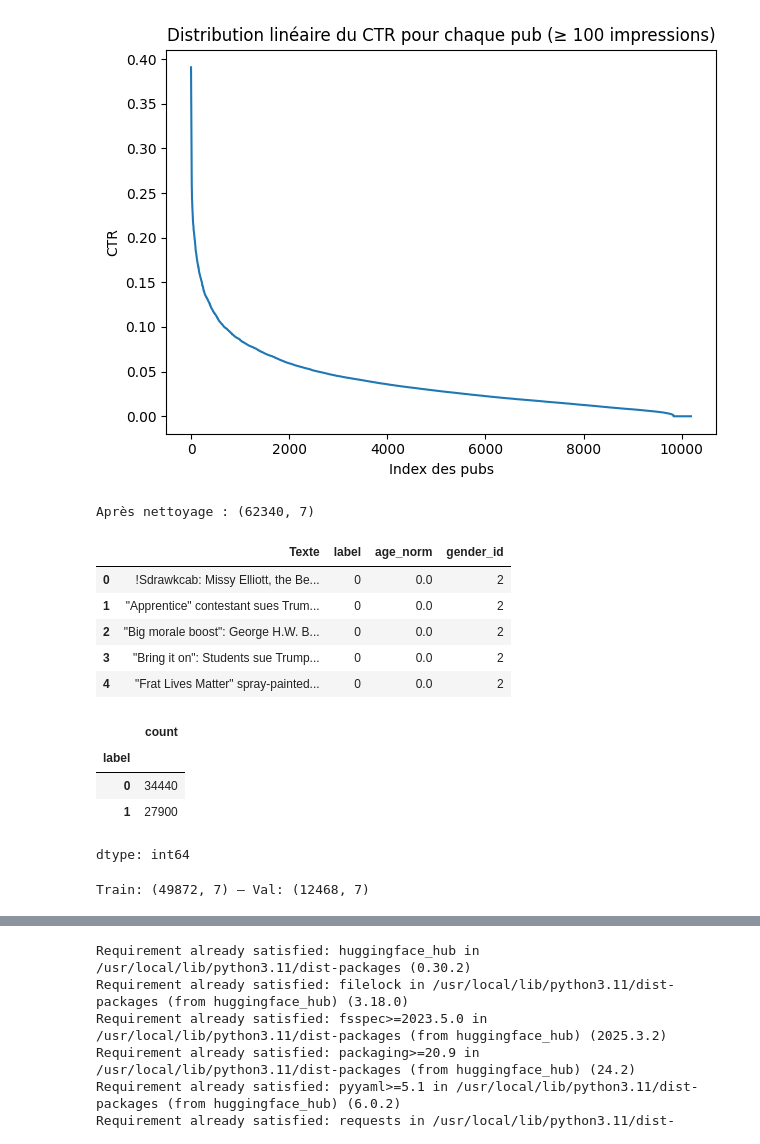
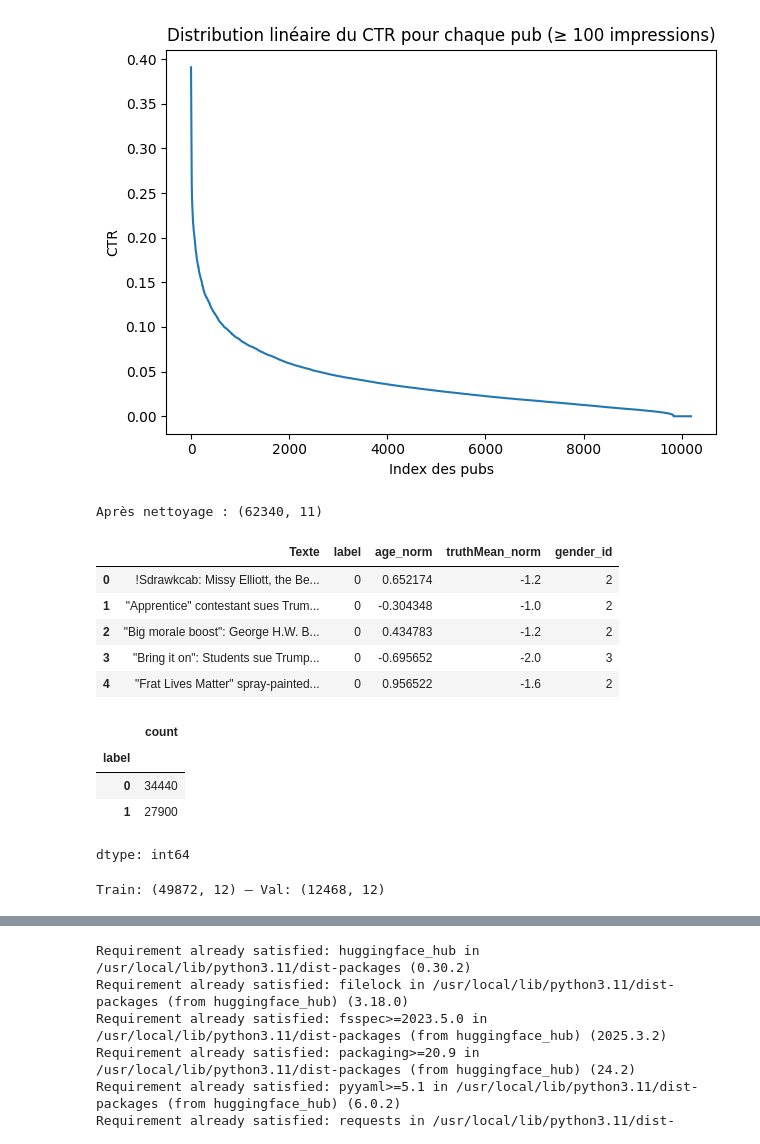
Before and after one commit to alexandre-cameron-borges/ACBorges_Clickscore_SDUDAnalytics, a Jupyter notebook: ACBorges_Clickscore_SDUDAnalytics.ipynb, the cells around one changed output, grey strips where cells are left out. Drawn from its saved outputs; the diff is of its cells as text; code cells hidden in the pictures.

```diff
--- a/ACBorges_Clickscore_SDUDAnalytics.ipynb
+++ b/ACBorges_Clickscore_SDUDAnalytics.ipynb
@@ -268,8 +268,8 @@ clickbait       500
 Name: count, dtype: int64
 # %%
 # 1) Chemin vers fichier webis JSONL & 2) Charger le JSONL
-pathtableclickbait_d = "/content/drive/MyDrive/data/raw/webis_clickbait/clickbait17-validation-170630/truth.jsonl"
-pathtableclickbait_d2 = "/content/drive/MyDrive/data/raw/webis_clickbait/clickbait17-validation-170630/instances.jsonl"
+pathtableclickbait_d = "/content/drive/MyDrive/data/raw/webis_clickbait/clickbait17-large-validation-170630/truth.jsonl"
+pathtableclickbait_d2 = "/content/drive/MyDrive/data/raw/webis_clickbait/clickbait17-large-validation-170630/instances.jsonl"
 tableclickbait_d = pd.read_json(pathtableclickbait_d, lines=True)
 tableclickbait_d2 = pd.read_json(pathtableclickbait_d2, lines=True)
 
@@ -376,7 +376,7 @@ Name: count, dtype: int64
 cols_a   = ['Texte', 'Clickbait']
 cols_b   = ['age', 'gender', 'Clickbait']
 cols_c   = ['age', 'gender', 'Texte', 'Clickbait']
-cols_d   = ['Clickbait', 'id']
+cols_d   = ['Clickbait','truthMean', 'id']
 cols_d2  = ['Texte', 'postMedia', 'id']
 
 tableclickbait_a  = tableclickbait_a[cols_a]
@@ -432,10 +432,10 @@ tableclickbait_dd2 = pd.merge(
 )
 
 #Filtre
-cols_dd2  = ['Texte', 'Clickbait']
+cols_dd2  = ['Texte','truthMean','Clickbait']
 tableclickbait_dd2 = tableclickbait_dd2[cols_dd2]
 
 
-display(tableclickbait_dd2.head(5))
+display(tableclickbait_dd2.head(30))
 display(tableclickbait_dd2.info())
 # %% [output]
@@ -751,31 +832,45 @@ Name: count, Length: 6855, dtype: int64
 # %%
 # Cellule 11: Nettoyage & features simples
 df = tableclickbait_abcdd2.dropna(subset=['Texte']).copy()
 
-# Label binaire
+# 1. Label binaire
 df['label'] = df['Clickbait'].map({'clickbait':1,'no-clickbait':0})
 
-# Imputation et normalisation de l'âge
-med = df['age'].median()
-df['age'] = df['age'].fillna(med)
-df['age_norm'] = (df['age'] - med) / (df['age'].max() - med)
+# 2. Imputation & normalisation de l'âge
+med_age        = df['age'].median()
+df['age']      = df['age'].fillna(med_age)
+df['age_norm'] = (df['age'] - med_age) / (df['age'].max() - med_age)
 
-# Genre manquant → 'Unknown', puis encodage
-df['gender'] = df['gender'].fillna('Unknown')
+# 3. Imputation & normalisation de truthMean
+med_tm            = df['truthMean'].median()
+df['truthMean']   = df['truthMean'].fillna(med_tm)
+df['truthMean_norm'] = (df['truthMean'] - med_tm) / (df['truthMean'].max() - med_tm)
+
+# 3b. Binning de truthMean en 3 classes
+bins = [-np.inf, 0.6, 0.8, np.inf]
+labels = ['low','mid','high']
+df['tm_cat'] = pd.cut(df['truthMean'], bins=bins, labels=labels)
+df['tm_id']  = df['tm_cat'].cat.codes  # 0,1,2
+
+# 4. Genre manquant → 'Unknown', puis encodage
+df['gender']    = df['gender'].fillna('Unknown')
 df['gender_id'] = df['gender'].astype('category').cat.codes
 
-# Vérification rapide
+# 4,5. Encoder en entier (0=low, 1=mid, 2=high)
+df['tm_id'] = df['tm_cat'].cat.codes
+
+# 5. Vérification rapide
 print("Après nettoyage :", df.shape)
-display(df[['Texte','label','age_norm','gender_id']].head())
+display(df[['Texte','label','age_norm','truthMean_norm','gender_id']].head())
 display(df.value_counts('label'))
 # %% [output]
-Après nettoyage : (62340, 7)
+Après nettoyage : (62340, 11)
-|  | Texte | label | age_norm | gender_id |
-| 0 | !Sdrawkcab: Missy Elliott, the Be... | 0 | 0.0 | 2 |
-| 1 | "Apprentice" contestant sues Trum... | 0 | 0.0 | 2 |
-| 2 | "Big morale boost": George H.W. B... | 0 | 0.0 | 2 |
-| 3 | "Bring it on": Students sue Trump... | 0 | 0.0 | 2 |
-| 4 | "Frat Lives Matter" spray-painted... | 0 | 0.0 | 2 |
+|  | Texte | label | age_norm | truthMean_norm | gender_id |
+| 0 | !Sdrawkcab: Missy Elliott, the Be... | 0 | 0.652174 | -1.2 | 2 |
+| 1 | "Apprentice" contestant sues Trum... | 0 | -0.304348 | -1.0 | 2 |
+| 2 | "Big morale boost": George H.W. B... | 0 | 0.434783 | -1.2 | 2 |
+| 3 | "Bring it on": Students sue Trump... | 0 | -0.695652 | -2.0 | 3 |
+| 4 | "Frat Lives Matter" spray-painted... | 0 | 0.956522 | -1.6 | 2 |
 |  | count |
 | label |  |
 | 0 | 34440 |
@@ -785,13 +880,21 @@ dtype: int64
 # Cellule 12: train/test split
 from sklearn.model_selection import train_test_split
 
+# 1. Clé combinée pour assurer l’équilibre sur les deux cibles
+df['stratify_key'] = df['label'].astype(str) + '_' + df['tm_id'].astype(str)
+
+# 2. Split train/val stratifié sur la clé combinée
 train_df, val_df = train_test_split(
     df,
-    stratify=df['label'],
+    stratify=df['stratify_key'],
     test_size=0.2,
     random_state=42
 )
 
 print("Train:", train_df.shape, "– Val:", val_df.shape)
+
+# (Optionnel) Supprimer la colonne temporaire
+train_df = train_df.drop(columns='stratify_key')
+val_df   = val_df.drop(columns='stratify_key')
 # %% [output]
-Train: (49872, 7) – Val: (12468, 7)
+Train: (49872, 12) – Val: (12468, 12)
```
Also changed, not shown: parts of 14 cells of this notebook.
